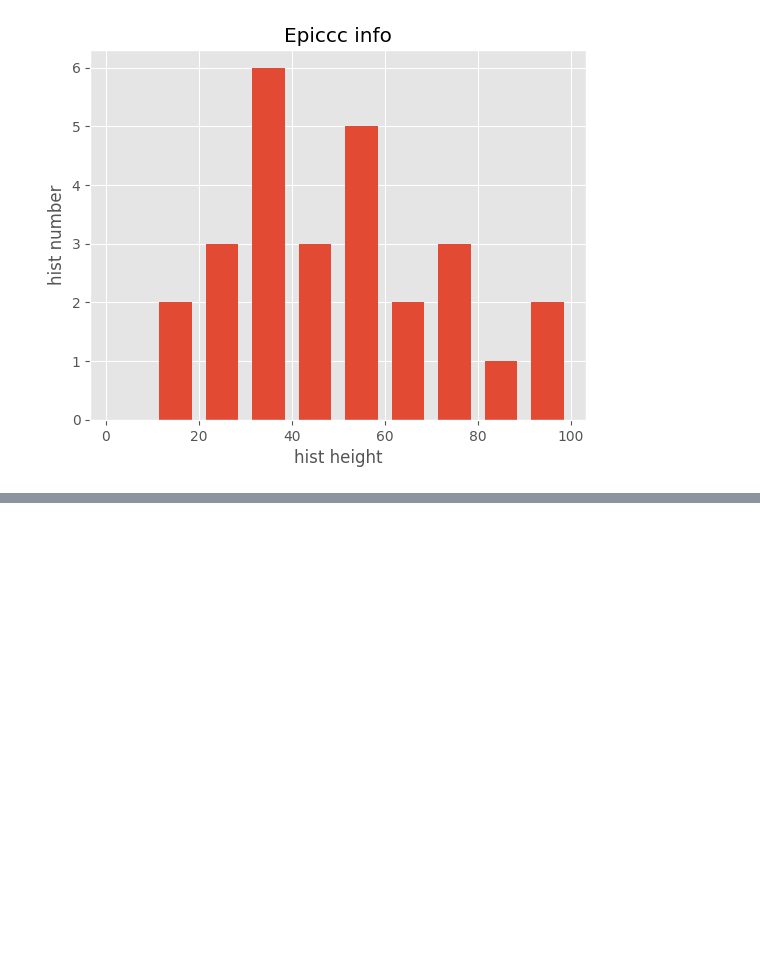
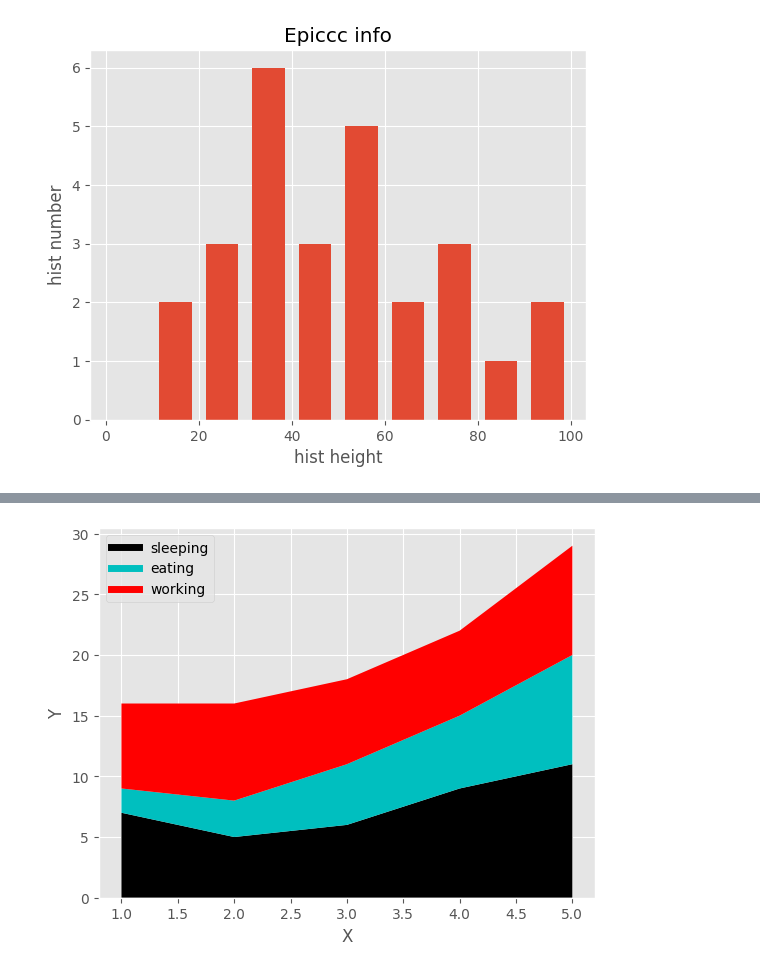
Before and after one commit to Hridayansh018/MatplotLib, a Jupyter notebook: tutorial.ipynb, the cells around one changed output, grey strips where cells are left out. Saved outputs shown, nothing was run; the diff lists cells and outputs as text; code cells hidden in the pictures; blank space fills up the shorter version.

```diff
--- a/tutorial.ipynb
+++ b/tutorial.ipynb
@@ -79,0 +81,19 @@ plt.show()
+# %%
+
+days = [1,2,3,4,5]
+
+sleeping = [7,5,6,9,11]
+eating = [2,3,5,6,9]
+working = [7,8,7,7,9]
+
+plt.plot([],[],color='k',label="sleeping",linewidth=5)
+plt.plot([],[],color='c',label="eating",linewidth=5)
+plt.plot([],[],color='r',label="working",linewidth=5)
+
+plt.stackplot(days,sleeping,eating,working,colors=['k','c','r'])
+plt.xlabel('X')
+plt.ylabel('Y')
+plt.legend()
+plt.show()
+# %% [output]
+[figure, added]
```
Also changed, not shown: parts of 2 cells of this notebook.
